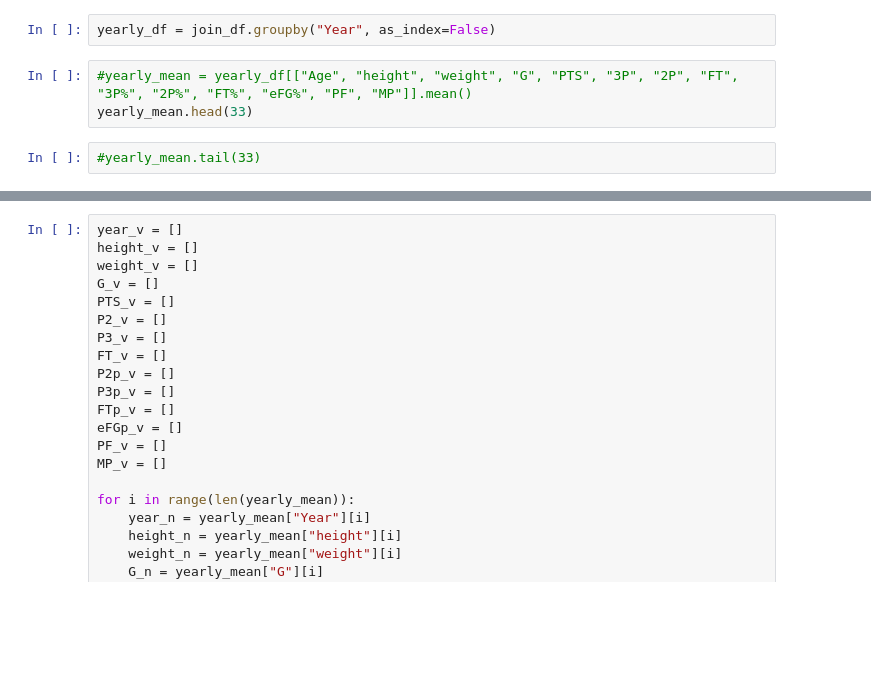
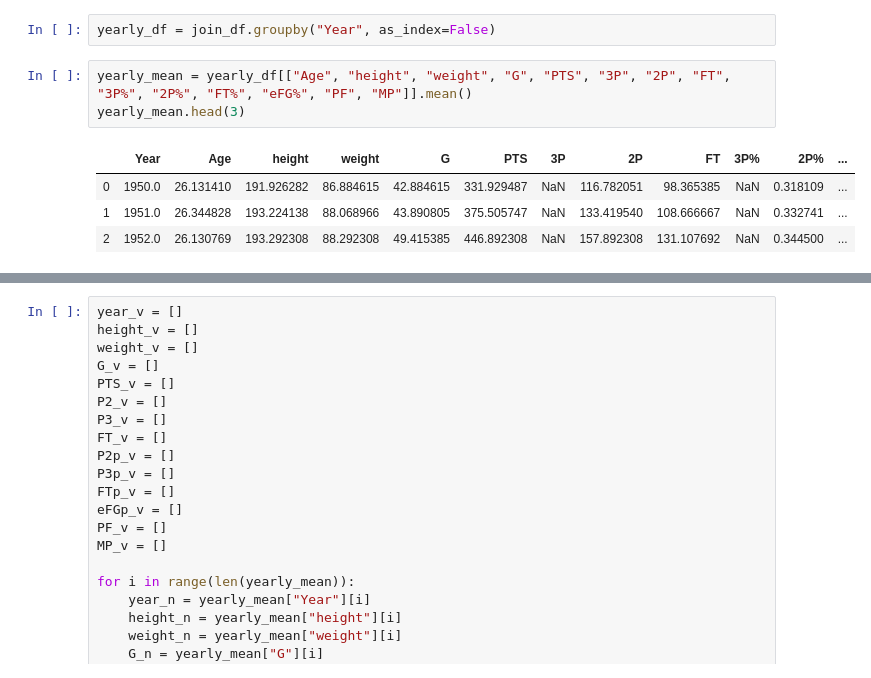
Before and after one commit to ErinMandell/Web-Design-Challenge, a Jupyter notebook: NBA_Seasons_Stats.ipynb, the cells around one changed output, grey strips where cells are left out. Cells and saved outputs as stored; diff of their text form; blank space fills up the shorter version.

```diff
--- a/NBA_Seasons_Stats.ipynb
+++ b/NBA_Seasons_Stats.ipynb
@@ -198,7 +194,10 @@ analysis and graphs for points per player per season
 # %%
 yearly_df = join_df.groupby("Year", as_index=False)
 # %%
-#yearly_mean = yearly_df[["Age", "height", "weight", "G", "PTS", "3P", "2P", "FT", "3P%", "2P%", "FT%", "eFG%", "PF", "MP"]].mean()
-yearly_mean.head(33)
+yearly_mean = yearly_df[["Age", "height", "weight", "G", "PTS", "3P", "2P", "FT", "3P%", "2P%", "FT%", "eFG%", "PF", "MP"]].mean()
+yearly_mean.head(3)
+# %% [output]
+|  | Year | Age | height | weight | G | PTS | 3P | 2P | FT | 3P% | 2P% | ... |
+| 0 | 1950.0 | 26.131410 | 191.926282 | 86.884615 | 42.884615 | 331.929487 | NaN | 116.782051 | 98.365385 | NaN | 0.318109 | ... |
+| 1 | 1951.0 | 26.344828 | 193.224138 | 88.068966 | 43.890805 | 375.505747 | NaN | 133.419540 | 108.666667 | NaN | 0.332741 | ... |
+| 2 | 1952.0 | 26.130769 | 193.292308 | 88.292308 | 49.415385 | 446.892308 | NaN | 157.892308 | 131.107692 | NaN | 0.344500 | ... |
-# %%
-#yearly_mean.tail(33)
```
Also changed, not shown: parts of 14 cells of this notebook, 5 other files.
